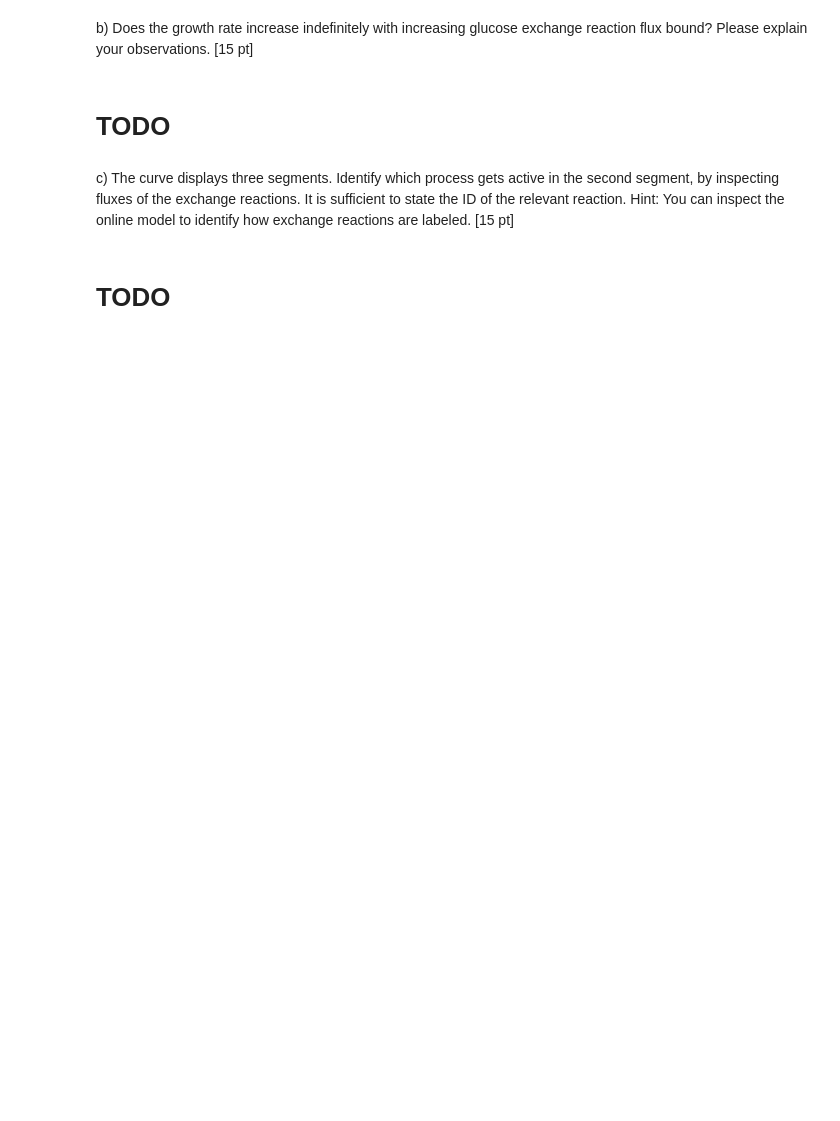
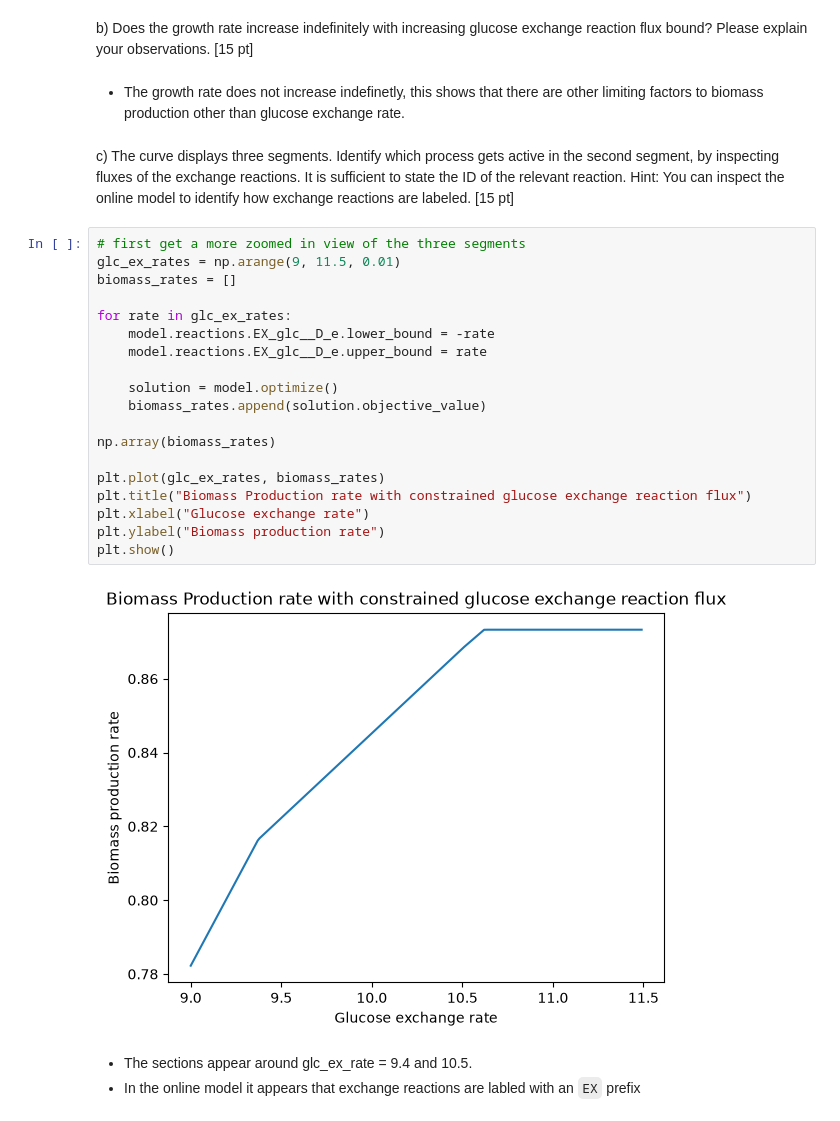
Before and after one commit to Frank03Lambert/MSMBS-Group07, a Jupyter notebook: Assignment2/assignment2.ipynb, the cells around one changed output. Drawn from its saved outputs; the diff is of its cells as text; blank space fills up the shorter version.

```diff
--- a/Assignment2/assignment2.ipynb
+++ b/Assignment2/assignment2.ipynb
@@ -170,8 +150,30 @@ plt.show()
 # %% [markdown]
 b) Does the growth rate increase indefinitely with increasing glucose exchange reaction flux bound? Please explain your observations. [15 pt]
 # %% [markdown]
-# TODO
+- The growth rate does not increase indefinetly, this shows that there are other limiting factors to biomass production other than glucose exchange rate.
 # %% [markdown]
 c) The curve displays three segments. Identify which process gets active in the second segment, by inspecting fluxes of the exchange reactions. It is sufficient to state the ID of the relevant reaction. Hint: You can inspect the online model to identify how exchange reactions are labeled. [15 pt]
-# %% [markdown]
-# TODO
+# %%
+# first get a more zoomed in view of the three segments
+glc_ex_rates = np.arange(9, 11.5, 0.01)
+biomass_rates = []
+
+for rate in glc_ex_rates:
+    model.reactions.EX_glc__D_e.lower_bound = -rate
+    model.reactions.EX_glc__D_e.upper_bound = rate
+
+    solution = model.optimize()
+    biomass_rates.append(solution.objective_value)
+
+np.array(biomass_rates)
+
+plt.plot(glc_ex_rates, biomass_rates)
+plt.title("Biomass Production rate with constrained glucose exchange reaction flux")
+plt.xlabel("Glucose exchange rate")
+plt.ylabel("Biomass production rate")
+plt.show()
+# %% [output]
+[figure, added]
+# %% [markdown]
+- The sections appear around glc_ex_rate = 9.4 and 10.5.
+- In the online model it appears that exchange reactions are labled with an `EX` prefix
```
Also changed, not shown: parts of 9 cells of this notebook.
